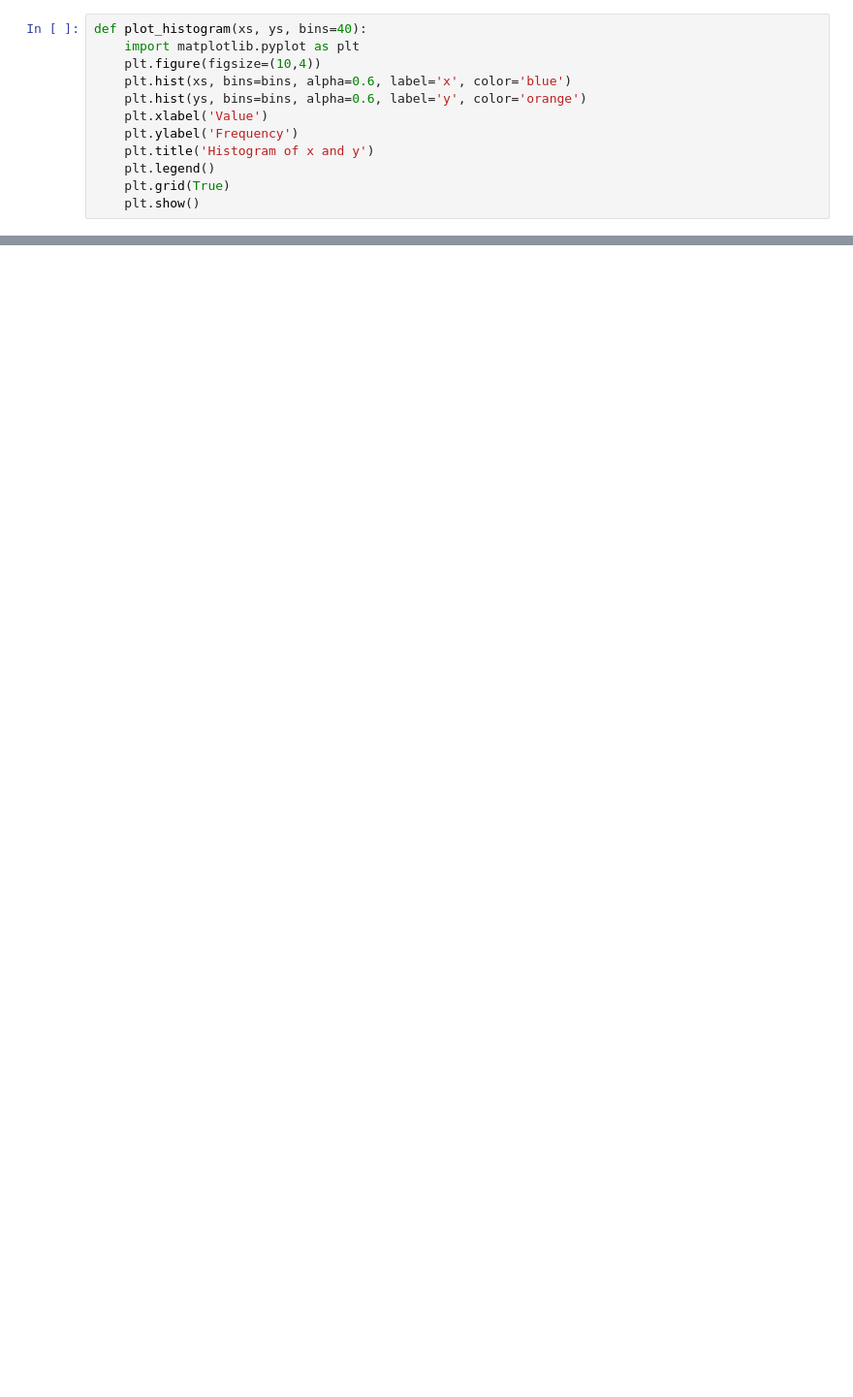
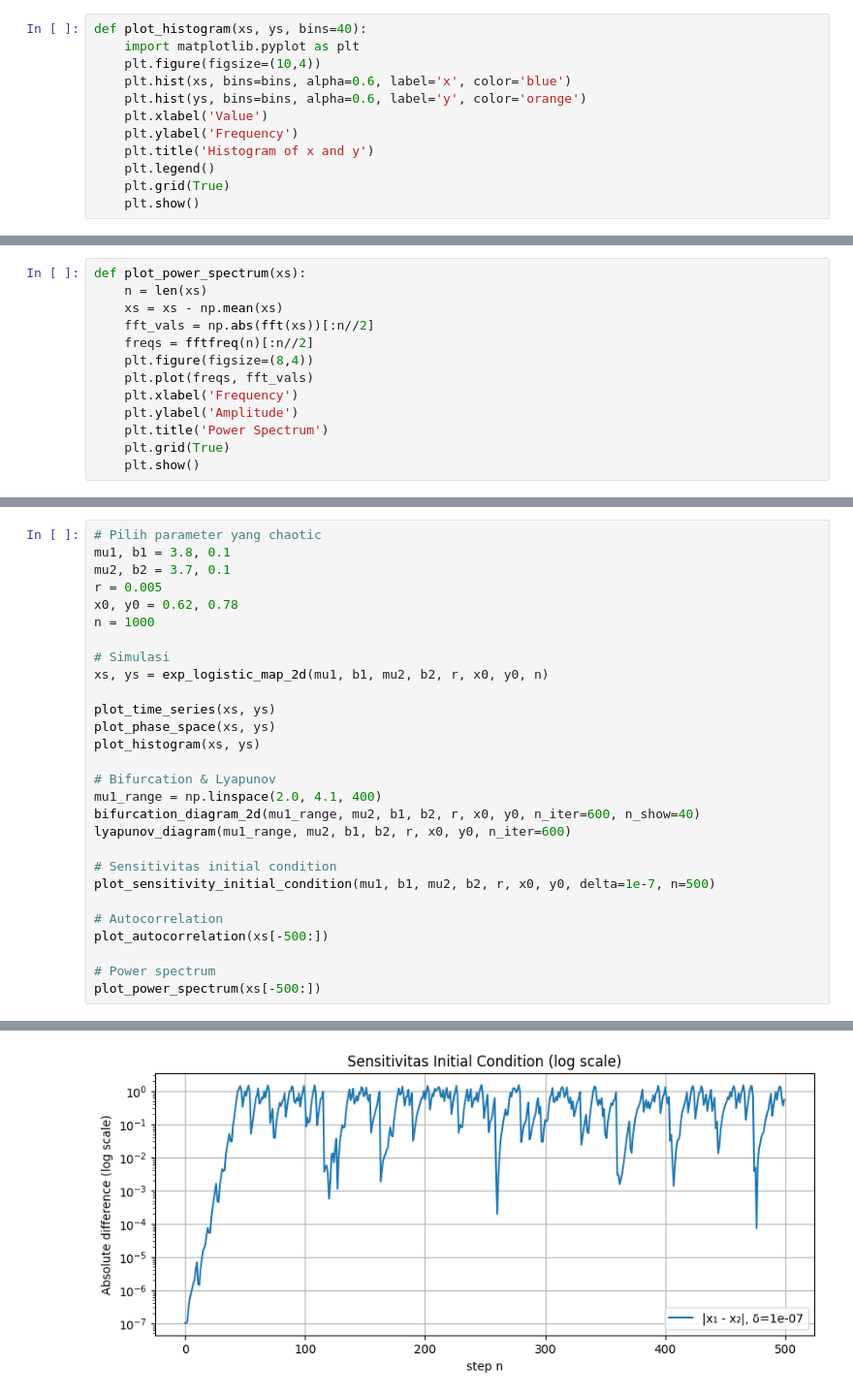
Before and after one commit to ryuarnovi/Exponent-Logistic-Map-Chaostic, a Jupyter notebook: kriptografi_chaostic/Chaotic Logistic Map Exponent 2D.ipynb, the cells around one changed output, grey strips where cells are left out. Shown: that part at 97% size. Drawn from its saved outputs; the diff is of its cells as text; blank space fills up the shorter version.

```diff
--- a/kriptografi_chaostic/Chaotic Logistic Map Exponent 2D.ipynb
+++ b/kriptografi_chaostic/Chaotic Logistic Map Exponent 2D.ipynb
@@ -134,0 +131,13 @@ Hasil dekripsi: rusak sudah pikiranku dengan kripto ini
+# %%
+def plot_power_spectrum(xs):
+    n = len(xs)
+    xs = xs - np.mean(xs)
+    fft_vals = np.abs(fft(xs))[:n//2]
+    freqs = fftfreq(n)[:n//2]
+    plt.figure(figsize=(8,4))
+    plt.plot(freqs, fft_vals)
+    plt.xlabel('Frequency')
+    plt.ylabel('Amplitude')
+    plt.title('Power Spectrum')
+    plt.grid(True)
+    plt.show()
@@ -134,0 +167,29 @@ Hasil dekripsi: rusak sudah pikiranku dengan kripto ini
+# %%
+# Pilih parameter yang chaotic
+mu1, b1 = 3.8, 0.1
+mu2, b2 = 3.7, 0.1
+r = 0.005
+x0, y0 = 0.62, 0.78
+n = 1000
+
+# Simulasi
+xs, ys = exp_logistic_map_2d(mu1, b1, mu2, b2, r, x0, y0, n)
+
+plot_time_series(xs, ys)
+plot_phase_space(xs, ys)
+plot_histogram(xs, ys)
+
+# Bifurcation & Lyapunov
+mu1_range = np.linspace(2.0, 4.1, 400)
+bifurcation_diagram_2d(mu1_range, mu2, b1, b2, r, x0, y0, n_iter=600, n_show=40)
+lyapunov_diagram(mu1_range, mu2, b1, b2, r, x0, y0, n_iter=600)
+
+# Sensitivitas initial condition
+plot_sensitivity_initial_condition(mu1, b1, mu2, b2, r, x0, y0, delta=1e-7, n=500)
+
+# Autocorrelation
+plot_autocorrelation(xs[-500:])
+
+# Power spectrum
+plot_power_spectrum(xs[-500:])
+# %% [output]
@@ -134,0 +201 @@ Hasil dekripsi: rusak sudah pikiranku dengan kripto ini
+[figure, added]
```
Also changed, not shown: parts of 11 cells of this notebook, 1 other file.
